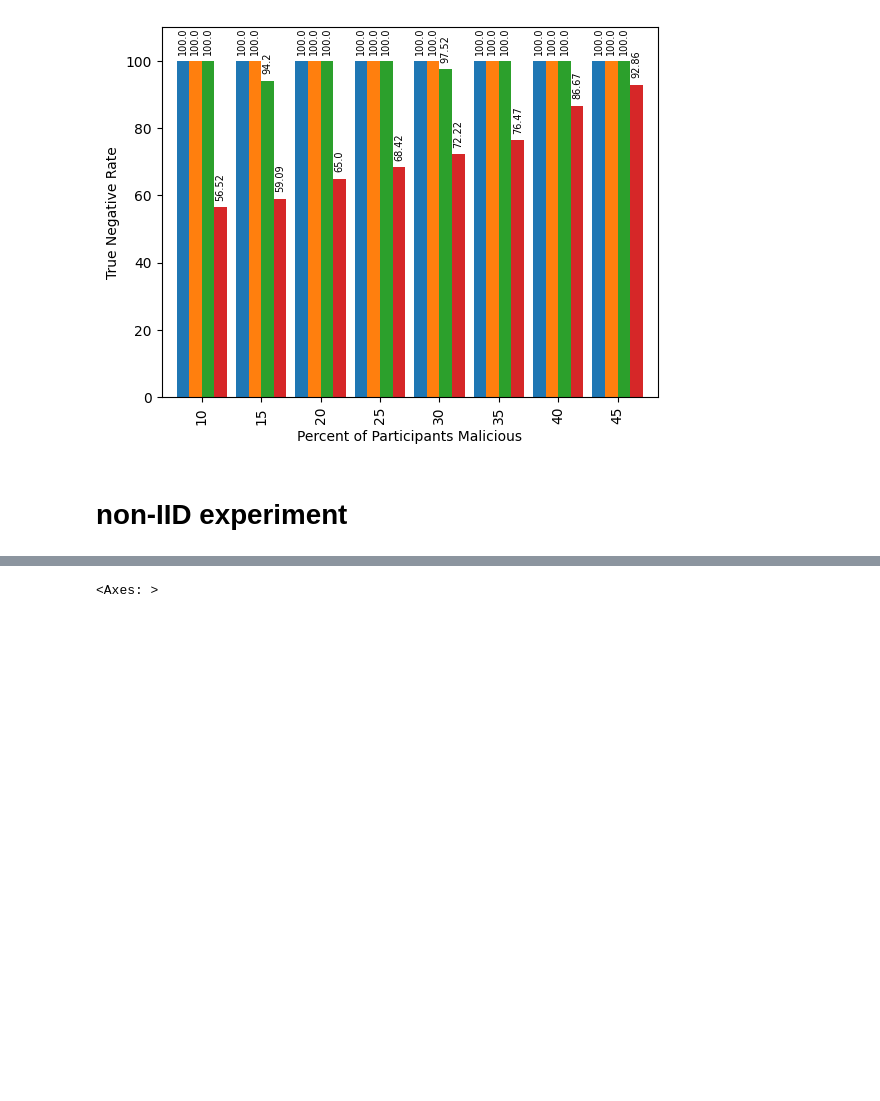
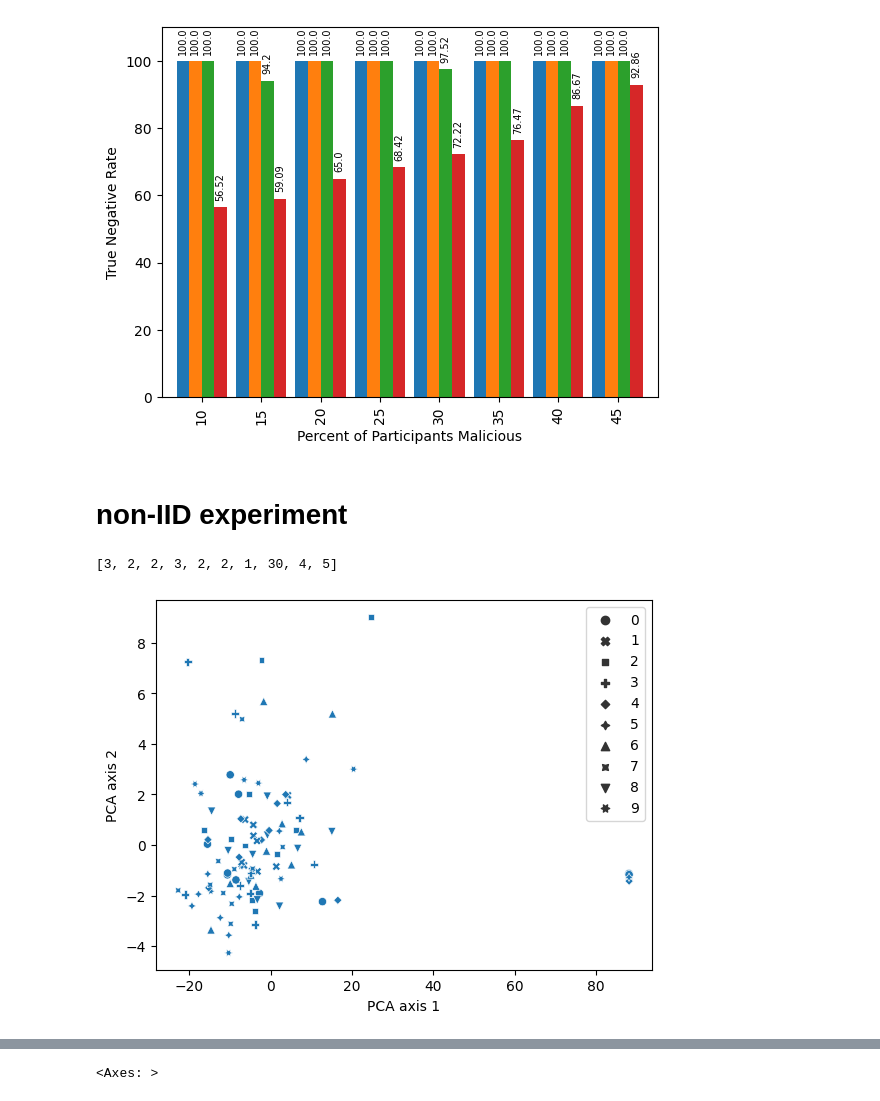
Before and after one commit to ehsanul9511/FLShield, a Jupyter notebook: plot_utils.ipynb, the cells around one changed output, grey strips where cells are left out. Cells and saved outputs as stored; diff of their text form; code cells hidden in the pictures; blank space fills up the shorter version.

```diff
--- a/plot_utils.ipynb
+++ b/plot_utils.ipynb
@@ -60,3 +60,33 @@ for p in ax.patches:
 [figure]
 # %% [markdown]
 # non-IID experiment
+# %%
+# noniid_results, epoch_reports = get_noniid_exp_results()
+
+epoch_reports = get_epoch_reports_json('saved_models/noniid_oce_100')
+# %%
+[count_of_class_for_validator['75'][str(i)] for i in range(10)]
+# %% [output]
+[3, 2, 2, 3, 2, 2, 1, 30, 4, 5]
+# %%
+val_array_by_oce_group = { i: [] for i in range(10)}
+
+all_validator_evaluations = epoch_reports['36']['validation_container']['all_validator_evaluations']
+
+count_of_class_for_validator = epoch_reports['36']['validation_container']['count_of_class_for_validator']
+
+for val in all_validator_evaluations:
+    val_array_by_oce_group[int(val)//10].append(np.array(all_validator_evaluations[val]))
+# %%
+# project all_validator_evaluations to 2D using PCA
+from sklearn.decomposition import PCA
+
+# load data
+pca = PCA(n_components=2)
+# replace nan values with 0
+all_validator_evaluations_vec = list(all_validator_evaluations.values())
+all_validator_evaluations_vec = np.array(all_validator_evaluations_vec)
+all_validator_evaluations_vec[np.isnan(all_validator_evaluations_vec)] = 0
+pca.fit(all_validator_evaluations_vec)
+
+projected_all_validator_evaluations = pca.transform(all_validator_evaluations_vec)
@@ -62,0 +106,13 @@ for p in ax.patches:
+# %%
+group_numbers = list(all_validator_evaluations.keys())
+group_numbers = [int(x)//10 for x in group_numbers]
+
+marker_dict = {0: 'o', 1: 'x', 2: 's', 3: 'v', 4: 'D', 5: 'P', 6: 'p', 7: 'X', 8: 'd', 9: 'h'}
+markers = [marker_dict[x] for x in group_numbers]
+# %%
+sns.scatterplot(x=projected_all_validator_evaluations[:, 0], y=projected_all_validator_evaluations[:, 1], style=group_numbers)
+plt.xlabel('PCA axis 1')
+plt.ylabel('PCA axis 2')
+plt.savefig('../FLORIDA_figures_sp/noniid_actual_pca.pdf')
+# %% [output]
+[figure, added]
```
Also changed, not shown: parts of 8 cells of this notebook, 4 other files.
